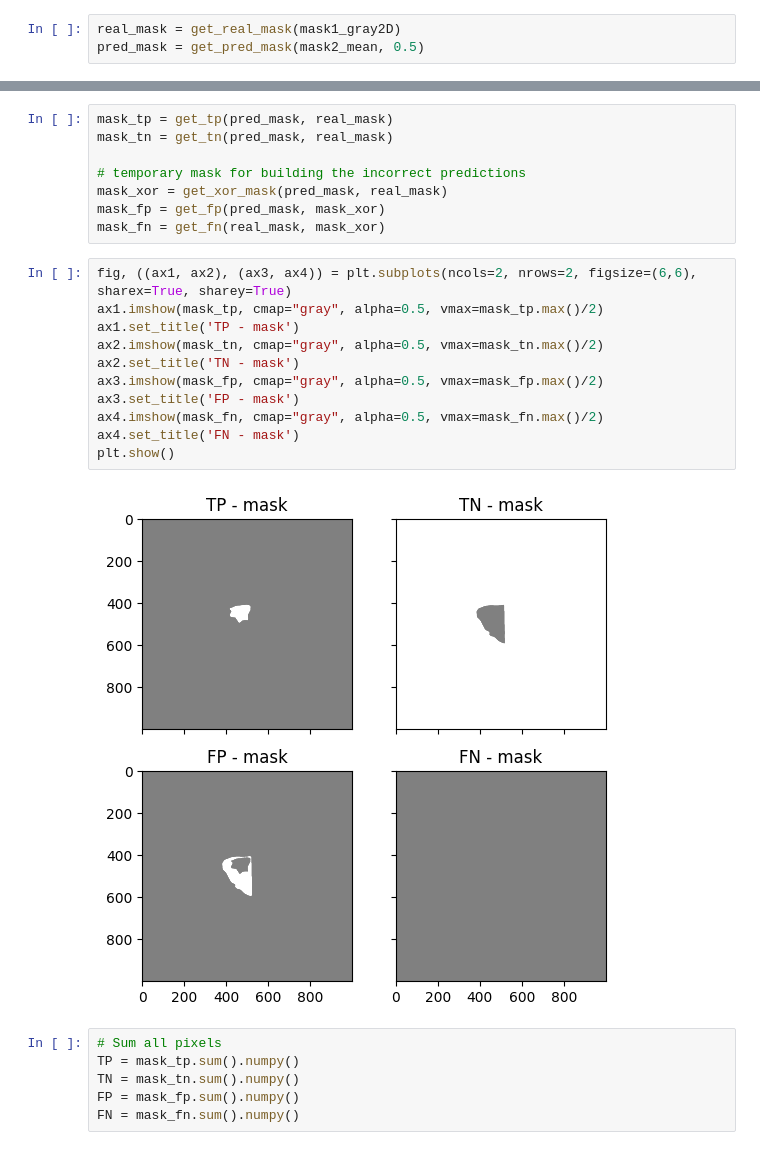
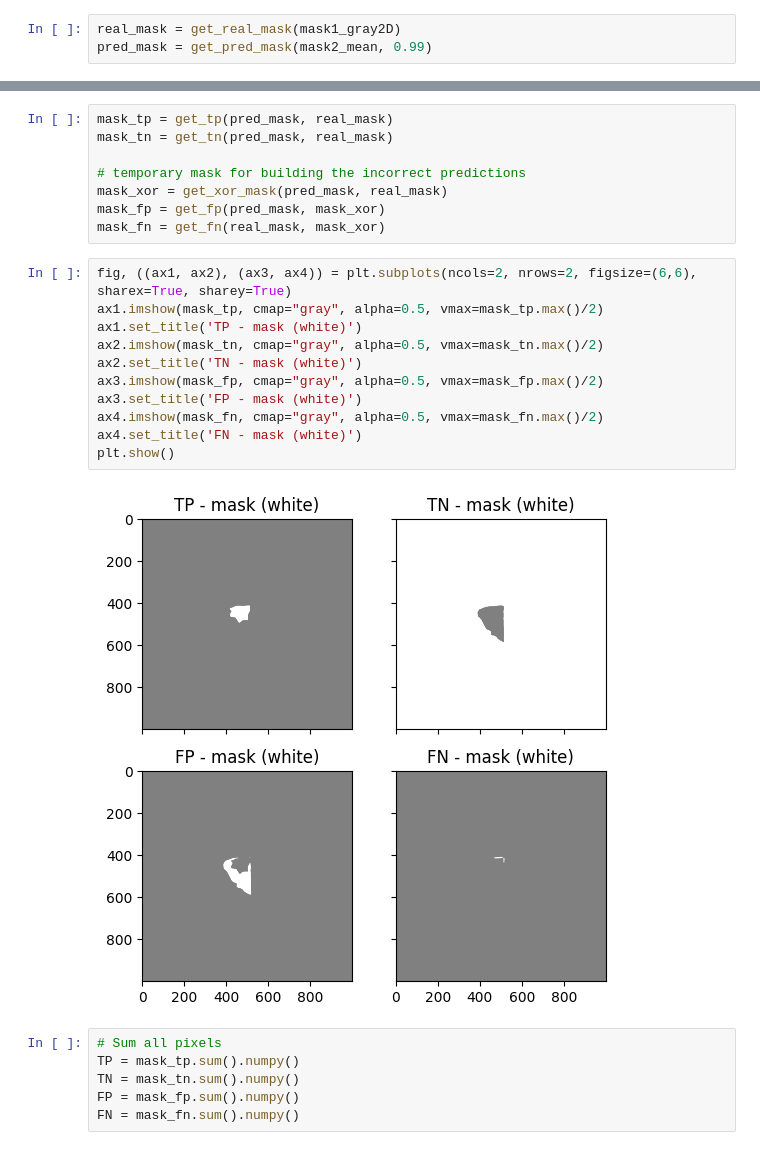
Before and after one commit to plrodrigues/TAAC_AnomalyDetection_in_MVTecDataset, a Jupyter notebook: notebooks/nb_1_developing_metrics.ipynb, the cells around one changed output, grey strips where cells are left out. Saved outputs shown, nothing was run; the diff lists cells and outputs as text.

```diff
--- a/notebooks/nb_1_developing_metrics.ipynb
+++ b/notebooks/nb_1_developing_metrics.ipynb
@@ -126,7 +126,7 @@ def get_real_mask(mask: torch.Tensor) -> torch.Tensor:
     return mask > int(255/2)
 # %%
 real_mask = get_real_mask(mask1_gray2D)
-pred_mask = get_pred_mask(mask2_mean, 0.5)
+pred_mask = get_pred_mask(mask2_mean, 0.99)
 # %%
 def get_tp(pred_mask: torch.Tensor, real_mask:torch.Tensor) -> torch.Tensor:
     """
@@ -174,16 +174,16 @@ mask_fn = get_fn(real_mask, mask_xor)
 # %%
 fig, ((ax1, ax2), (ax3, ax4)) = plt.subplots(ncols=2, nrows=2, figsize=(6,6), sharex=True, sharey=True)
 ax1.imshow(mask_tp, cmap="gray", alpha=0.5, vmax=mask_tp.max()/2)
-ax1.set_title('TP - mask')
+ax1.set_title('TP - mask (white)')
 ax2.imshow(mask_tn, cmap="gray", alpha=0.5, vmax=mask_tn.max()/2)
-ax2.set_title('TN - mask')
+ax2.set_title('TN - mask (white)')
 ax3.imshow(mask_fp, cmap="gray", alpha=0.5, vmax=mask_fp.max()/2)
-ax3.set_title('FP - mask')
+ax3.set_title('FP - mask (white)')
 ax4.imshow(mask_fn, cmap="gray", alpha=0.5, vmax=mask_fn.max()/2)
-ax4.set_title('FN - mask')
+ax4.set_title('FN - mask (white)')
 plt.show()
 # %% [output]
-[figure, old version]
+[figure, new version]
 # %%
 # Sum all pixels
 TP = mask_tp.sum().numpy()
```
Also changed, not shown: parts of 8 cells of this notebook, 1 other file.
